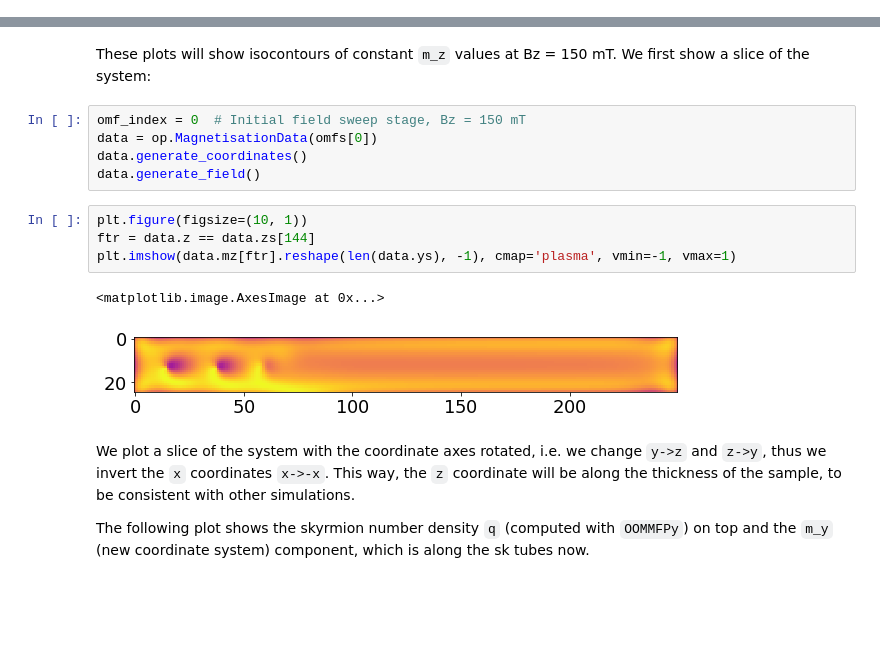
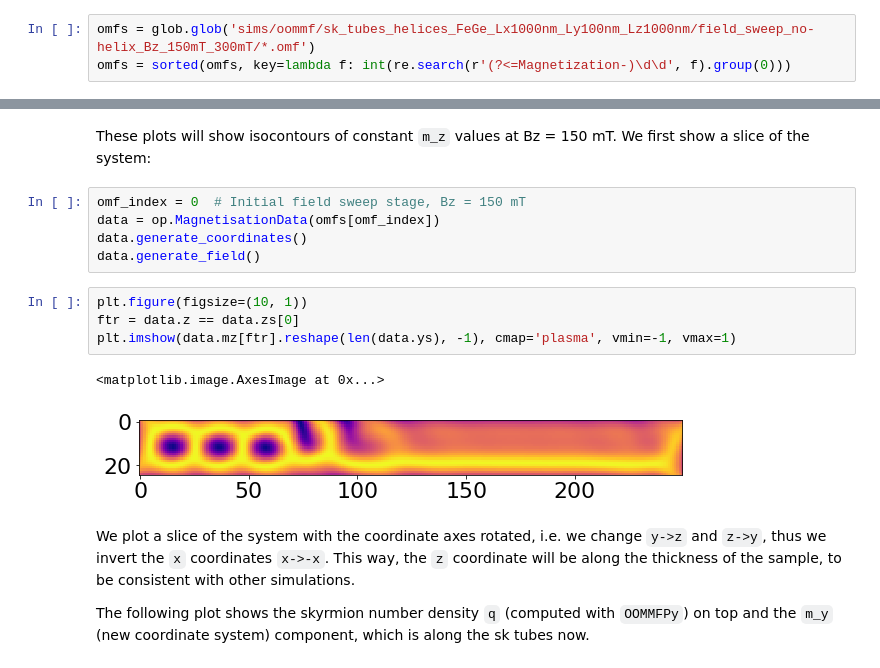
Before and after one commit to davidcortesortuno/paper-2020_real-space_imaging_of_confined_magnetic_skyrmion_tubes, a Jupyter notebook: notebooks/sk_tubes_field_sweep.ipynb, the cells around one changed output, grey strips where cells are left out. Saved outputs shown, nothing was run; the diff lists cells and outputs as text; blank space fills up the shorter version.

```diff
--- a/notebooks/sk_tubes_field_sweep.ipynb
+++ b/notebooks/sk_tubes_field_sweep.ipynb
@@ -228,6 +228,9 @@ for idx, i in enumerate(range(31)):
     np.savetxt('data_my_sk_tubes_field_sweep_Bz_150mT_300mT_step_5mT/m_By_{}_mT.txt'.format(300 + 5 * i), bw_maps[i])
 # %% [markdown]
 # Iso surfaces
+# %%
+omfs = glob.glob('sims/oommf/sk_tubes_helices_FeGe_Lx1000nm_Ly100nm_Lz1000nm/field_sweep_no-helix_Bz_150mT_300mT/*.omf')
+omfs = sorted(omfs, key=lambda f: int(re.search(r'(?<=Magnetization-)\d\d', f).group(0)))
 # %% [markdown]
 We can plot isosurfaces in Matplotlib using the `scikit` methods to obtain `m_z` isosurfaces (comp along sk tubes)
 # %%
@@ -258,16 +261,16 @@ ax.plot_trisurf(verts[:, 2], verts[:, 1], verts[:, 0], triangles=faces, color='r
 These plots will show isocontours of constant `m_z` values at Bz = 150 mT. We first show a slice of the system:
 # %%
 omf_index = 0  # Initial field sweep stage, Bz = 150 mT
-data = op.MagnetisationData(omfs[0])
+data = op.MagnetisationData(omfs[omf_index])
 data.generate_coordinates()
 data.generate_field()
 # %%
 plt.figure(figsize=(10, 1))
-ftr = data.z == data.zs[144]
+ftr = data.z == data.zs[0]
 plt.imshow(data.mz[ftr].reshape(len(data.ys), -1), cmap='plasma', vmin=-1, vmax=1)
 # %% [output]
 <matplotlib.image.AxesImage at 0x...>
-[figure, old version]
+[figure, new version]
 # %% [markdown]
 We plot a slice of the system with the coordinate axes rotated, i.e. we change `y->z` and `z->y`, thus we invert the `x` coordinates `x->-x`. This way, the `z` coordinate will be along the thickness of the sample, to be consistent with other simulations.
 
```
Also changed, not shown: parts of 9 cells of this notebook.
